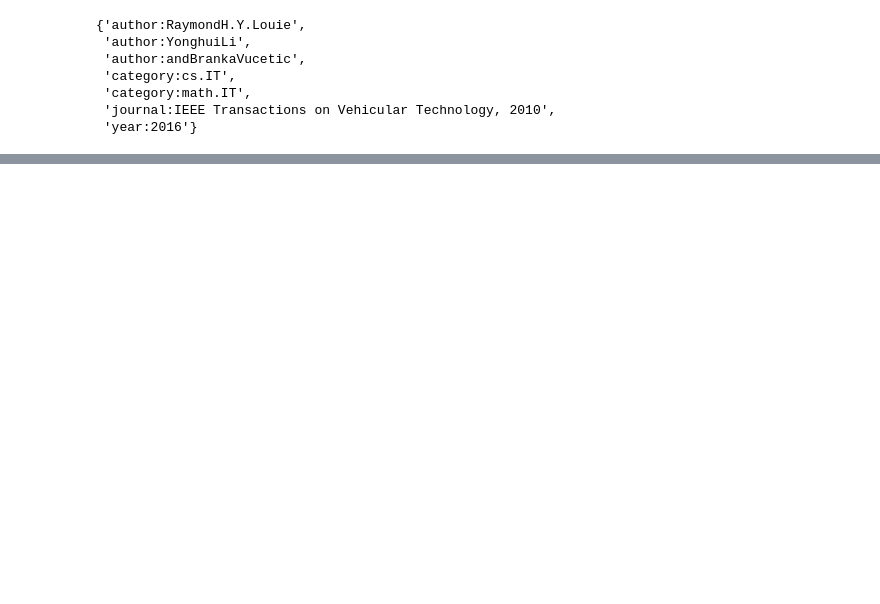
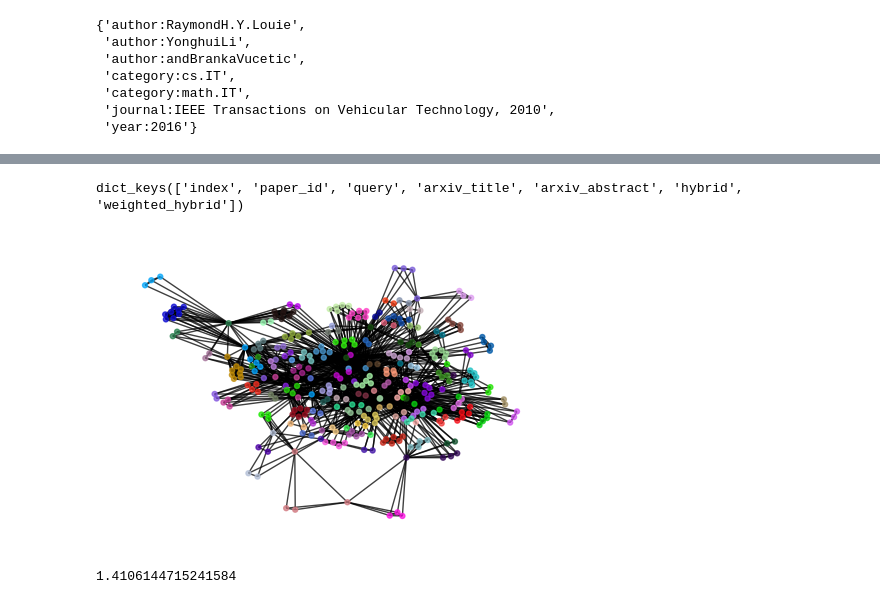
Before and after one commit to zyang37/beyond_vector_search, a Jupyter notebook: notebooks/zy_eigen.ipynb, the cells around one changed output, grey strips where cells are left out. Saved outputs shown, nothing was run; the diff lists cells and outputs as text; code cells hidden in the pictures; blank space fills up the shorter version.

```diff
--- a/notebooks/zy_eigen.ipynb
+++ b/notebooks/zy_eigen.ipynb
@@ -125,11 +148,14 @@ class MetadataGraph:
         self.G.add_edges_from(edge_list)
 
     def get_adjacency_matrix(self):
-        return nx.to_numpy_matrix(self.G)
+        return nx.adjacency_matrix(self.G).todense()
 
-    def get_laplacian_matrix(self):
-        return nx.laplacian_matrix(self.G)
+    def get_laplacian_matrix(self, normalized=False):
+        if normalized:
+            return nx.normalized_laplacian_matrix(self.G).todense()
 
-    def draw(self, with_labels=False, node_size=15):
+        return nx.laplacian_matrix(self.G).todense()
+
+    def draw(self, with_labels=False, node_size=15, alpha=0.85, subplot_ax=None):
         colors = [self.G.nodes[n]['color'] for n in self.G.nodes]
-        nx.draw(self.G, with_labels=with_labels, node_color=colors, node_size=node_size, pos=nx.spring_layout(self.G), alpha=0.85)
+        nx.draw(self.G, with_labels=with_labels, node_color=colors, node_size=node_size, pos=nx.spring_layout(self.G), alpha=alpha, ax=subplot_ax)
@@ -173,0 +257,8 @@ EdgeView([('author:RaymondH.Y.Louie', 'category:cs.IT'), ('author:RaymondH.Y.Lou
+# %%
+G_data = pickle.load(open('../data/arxiv/graph.pickle', 'rb'))
+
+# read json result file
+results = json.load(open('../data/arxiv/arxiv_workloads/res/k100_gk20_pn50_n20.json', 'r'))
+results['1'].keys()
+# %% [output]
+dict_keys(['index', 'paper_id', 'query', 'arxiv_title', 'arxiv_abstract', 'hybrid', 'weighted_hybrid'])
@@ -173,0 +302,17 @@ EdgeView([('author:RaymondH.Y.Louie', 'category:cs.IT'), ('author:RaymondH.Y.Lou
+# %%
+sample_res = results['10']['arxiv_abstract']
+
+good_recall_mg = MetadataGraph()
+for k in tqdm(sample_res):
+    good_recall_mg.update_one(g_data.data_dict[k])
+# %%
+plt.figure(figsize=(4.5, 3))
+good_recall_mg.draw(node_size=13, alpha=0.75)
+plt.show()
+
+# get eigenvalues for the laplacian matrix
+eigenvalues, eigenvectors = get_eigen(good_recall_mg.get_laplacian_matrix(normalized=True))
+print(eigenvalues.real.max())
+# %% [output]
+[figure, added]
+1.4106144715241584
```
Also changed, not shown: parts of 20 cells of this notebook, 7 other files.
